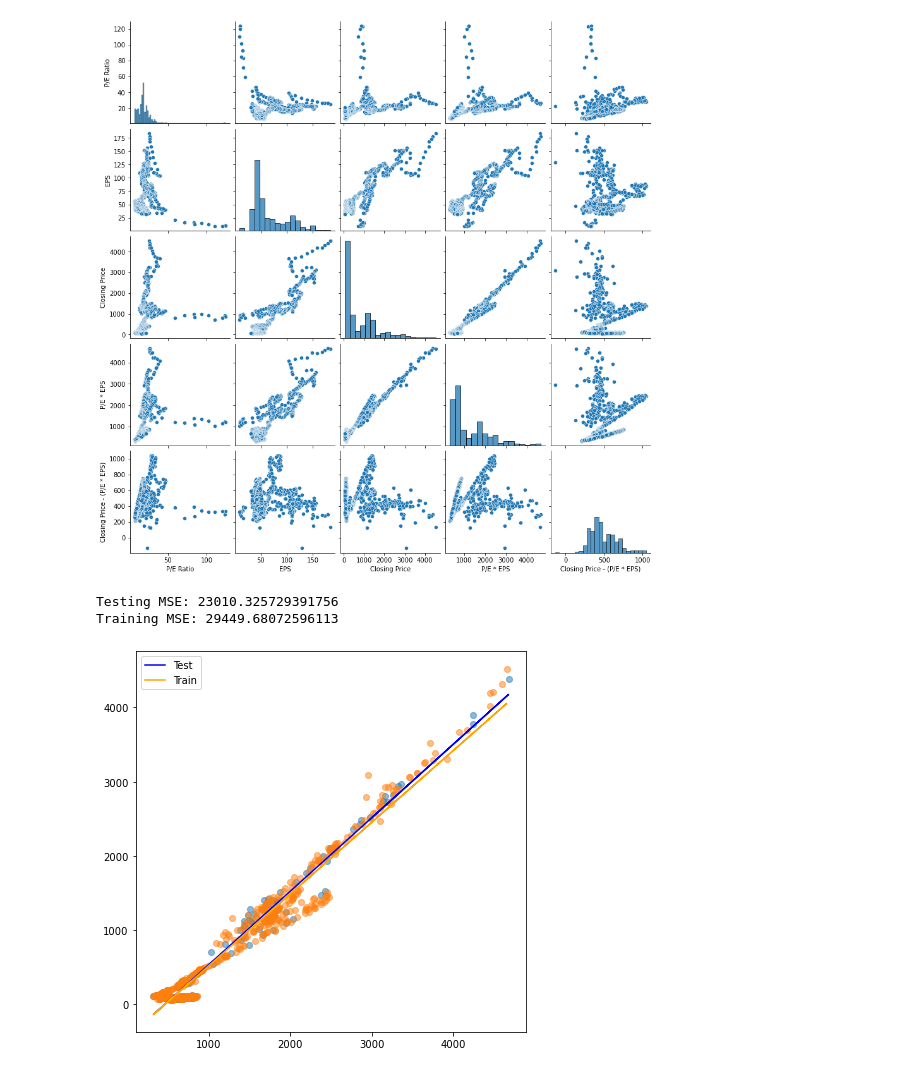
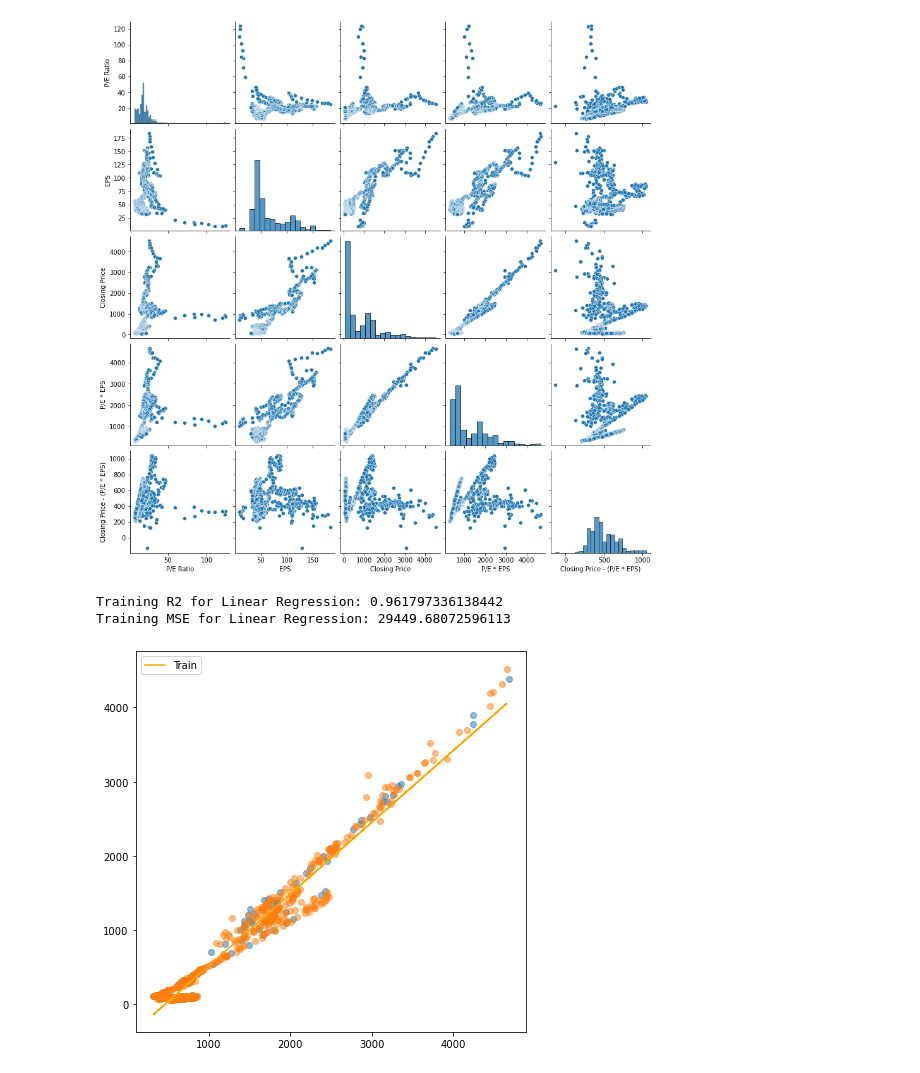
Before and after one commit to nfax117/Stock-Market-Crash-Predictor, a Jupyter notebook: poly_lin_regression.ipynb, the cells around one changed output. Drawn from its saved outputs; the diff is of its cells as text; code cells hidden in the pictures.

Commit message:
updated to show the r2 scores for both lin and poly

```diff
--- a/poly_lin_regression.ipynb
+++ b/poly_lin_regression.ipynb
@@ -30,6 +30,7 @@ from sklearn.model_selection import train_test_split
 from sklearn.linear_model import LinearRegression
 from sklearn.metrics import mean_squared_error
 from sklearn.model_selection import cross_val_score
+from sklearn.metrics import mean_squared_error, r2_score
 import numpy as np
 import pandas as pd
 import matplotlib.pyplot as plt
@@ -38,45 +39,39 @@ import matplotlib.pyplot as plt
 #Split the data into test and train for horsepower and mpg
 train, test = train_test_split(df, test_size=.2, random_state=25)
 x_train, x_test = train['P/E * EPS'], test['P/E * EPS']
 y_train, y_test = train['Closing Price'], test['Closing Price']
 
 #Reshapes into 1D array
 x_train = np.array(x_train).reshape((-1,1))
 y_train = np.array(y_train).reshape((-1,1))
 x_test = np.array(x_test).reshape((-1,1))
 y_test = np.array(y_test).reshape((-1,1))
 
-reg_test = LinearRegression().fit(x_test, y_test)
-y_pred_test = reg_test.predict(x_test)
-test_mse = mean_squared_error(y_test, y_pred_test)
-print("Testing MSE:", test_mse)
-
 reg_train = LinearRegression().fit(x_train, y_train)
 y_pred_train = reg_train.predict(x_train)
 train_mse = mean_squared_error(y_train, y_pred_train)
-print("Training MSE:", train_mse)
+r2_train = r2_score(y_train, y_pred_train)
+print('Training R2 for Linear Regression: %8.15f' % r2_train)
+print("Training MSE for Linear Regression:", train_mse)
 
 plt.figure(figsize = (7, 7))
 
 #Test scatterplot; blue
 plt.scatter(x=x_test, y=y_test, alpha=.5)
 
 #Training scatterplot; orange
 plt.scatter(x=x_train, y=y_train, alpha=.5)
 
-#Plot the test line
-plt.plot(x_test, y_pred_test, color='blue', label="Test")
-
 #Plot the train line
 plt.plot(x_train, y_pred_train, color='orange', label="Train")
 
 plt.legend(loc="upper left")
 
 plt.show()
 # %% [output]
-Testing MSE: 23010.325729391756
-Training MSE: 29449.68072596113
+Training R2 for Linear Regression: 0.961797336138442
+Training MSE for Linear Regression: 29449.68072596113
-[figure, old version]
+[figure, new version]
 # %%
 #Polynomial Regression degree = 2 on 'P/E * EPS' and 'Closing Price'
 
```
Also changed, not shown: parts of 1 cell of this notebook.
